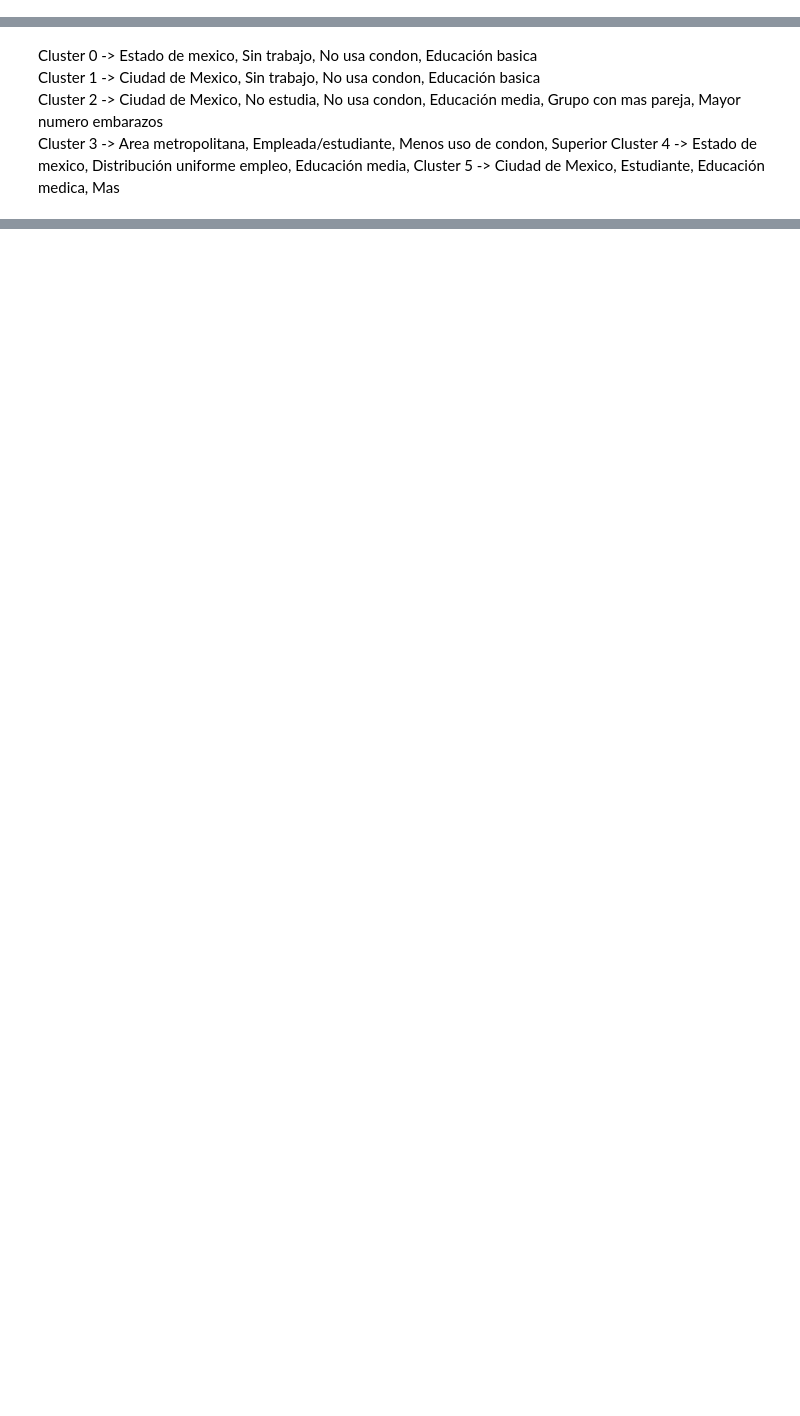
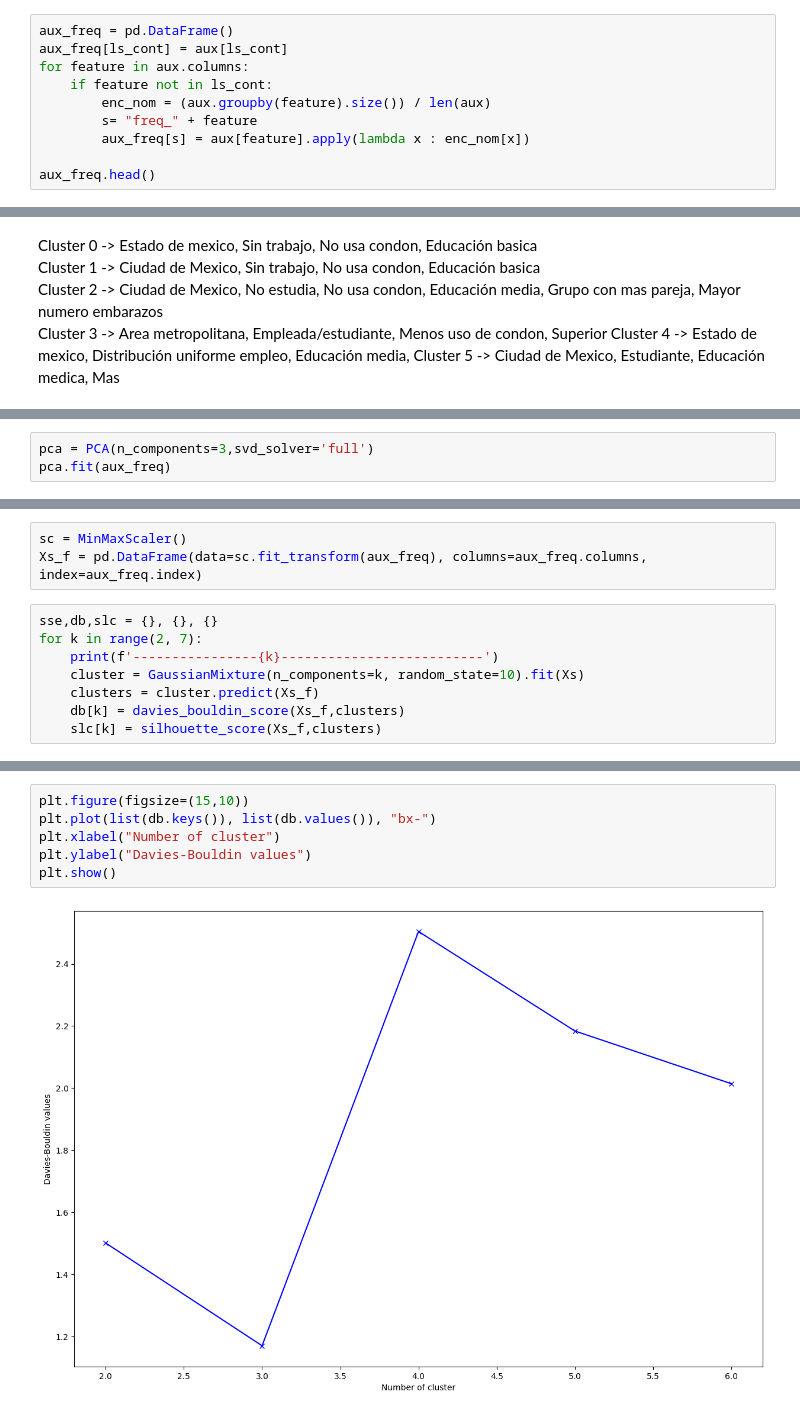
Before and after one commit to bluterplay/7moSemestre, a Jupyter notebook: MineriaDatos/Clusters.ipynb, the cells around one changed output, grey strips where cells are left out. Saved outputs shown, nothing was run; the diff lists cells and outputs as text; blank space fills up the shorter version.

```diff
--- a/MineriaDatos/Clusters.ipynb
+++ b/MineriaDatos/Clusters.ipynb
@@ -117,0 +138,10 @@ aux_dum.tail()
+# %%
+aux_freq = pd.DataFrame()
+aux_freq[ls_cont] = aux[ls_cont]
+for feature in aux.columns:
+    if feature not in ls_cont:
+        enc_nom = (aux.groupby(feature).size()) / len(aux)
+        s= "freq_" + feature
+        aux_freq[s] = aux[feature].apply(lambda x : enc_nom[x])
+
+aux_freq.head()
@@ -254,0 +284,3 @@ Cluster 5 -> Ciudad de Mexico, Estudiante, Educación medica, Mas
+# %%
+pca = PCA(n_components=3,svd_solver='full')
+pca.fit(aux_freq)
@@ -254,0 +316,11 @@ Cluster 5 -> Ciudad de Mexico, Estudiante, Educación medica, Mas
+# %%
+sc = MinMaxScaler()
+Xs_f = pd.DataFrame(data=sc.fit_transform(aux_freq), columns=aux_freq.columns, index=aux_freq.index)
+# %%
+sse,db,slc = {}, {}, {}
+for k in range(2, 7):
+    print(f'----------------{k}--------------------------')
+    cluster = GaussianMixture(n_components=k, random_state=10).fit(Xs)
+    clusters = cluster.predict(Xs_f)
+    db[k] = davies_bouldin_score(Xs_f,clusters)
+    slc[k] = silhouette_score(Xs_f,clusters)
@@ -254,0 +335,8 @@ Cluster 5 -> Ciudad de Mexico, Estudiante, Educación medica, Mas
+# %%
+plt.figure(figsize=(15,10))
+plt.plot(list(db.keys()), list(db.values()), "bx-")
+plt.xlabel("Number of cluster")
+plt.ylabel("Davies-Bouldin values")
+plt.show()
+# %% [output]
+[figure, added]
```
Also changed, not shown: parts of 35 cells of this notebook.
